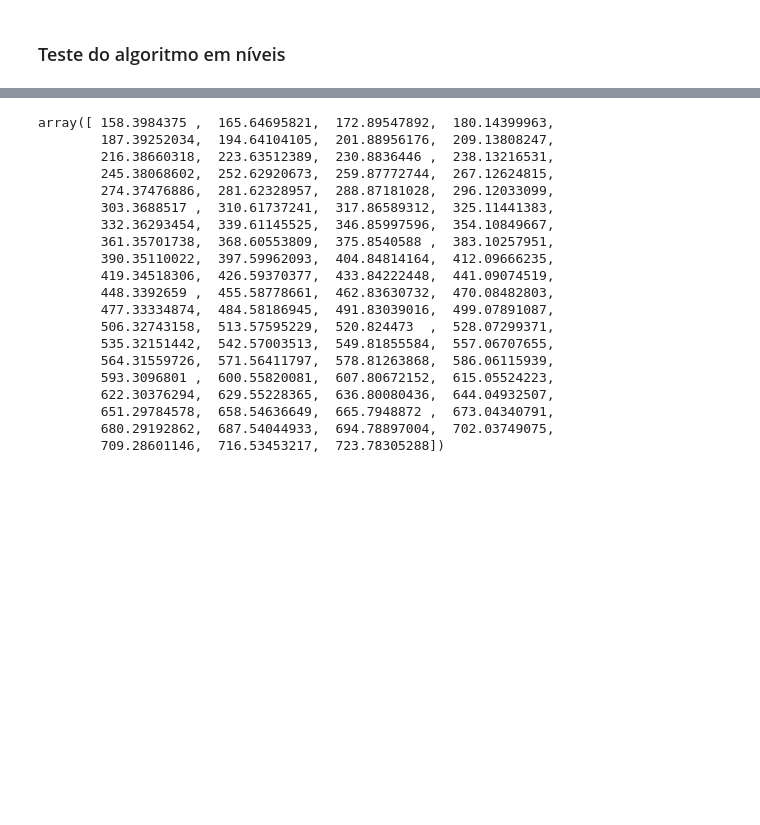
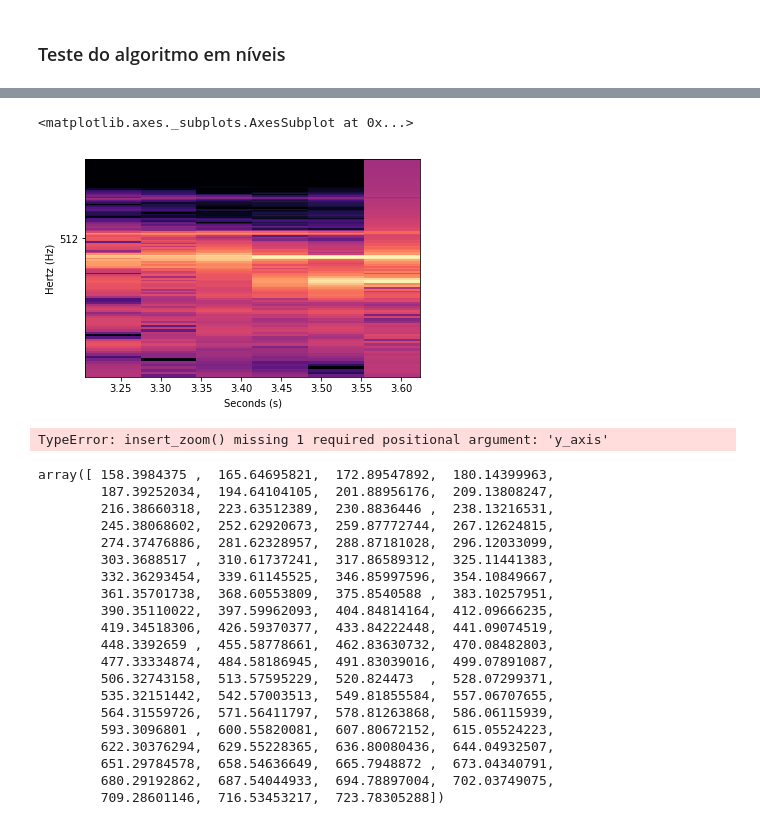
Before and after one commit to nicolasfigueiredo/integration, a Jupyter notebook: notebooks/loop_tests.ipynb, the cells around one changed output, grey strips where cells are left out. Saved outputs shown, nothing was run; the diff lists cells and outputs as text; code cells hidden in the pictures; blank space fills up the shorter version.

```diff
--- a/notebooks/loop_tests.ipynb
+++ b/notebooks/loop_tests.ipynb
@@ -93,0 +112,6 @@ ring mod + lpf
+# %%
+n_fft=2048
+kernel=[800,800]
+y, sr = librosa.load('../../midi-experiment/notebooks/testee.wav', sr=44100)
+spec = np.abs(librosa.stft(y, n_fft=n_fft))
+time_span = [0,len(y)/sr]
@@ -98,14 +147,15 @@ ring mod + lpf
 kernel = [400, 400]
 
 for subregion in refined_subregions[:1]:
-    spec        = subregion[0]
+    spec_zoom   = subregion[0]
+
+    # PROBLEMA: NÃO ESTAMOS CORTANDO O EIXO Y - "BORDAS" DE SEGURANÇA ESTÃO FAZENDO PARTE DA DETECÇÃO DE REGIOES INTERESSANTES
+
+    x_axis      = subregion[1]
     y_axis      = subregion[2]
     sr          = subregion[5]
     window_size = subregion[6]
     hop_size    = subregion[7]
 
-    indices, original_shape = detect_musical_regions.detect_musical_regions(model, spec, mode='threshold', pct_or_threshold=0.1, kernel=kernel, n_fft=window_size, hop_size=hop_size, sr=sr, y_axis=y_axis)
-#     x_size = original_shape[1]
-
-#     freq_ranges, time_ranges = detect_musical_regions.kernel_to_ranges(time_span, x_size)
-#     to_be_refined = detect_musical_regions.musical_regions_to_ranges(indices, original_shape, freq_ranges, time_ranges)
+    indices, original_shape = detect_musical_regions.detect_musical_regions(model, spec_zoom, mode='threshold', pct_or_threshold=0.1, kernel=kernel, n_fft=window_size, hop_size=hop_size, sr=sr, y_axis=y_axis)
+    to_be_further_refined = detect_musical_regions.musical_regions_to_ranges(indices, original_shape, x_axis, y_axis, kernel, sr=sr, hop_size=hop_size)
@@ -111,0 +183,16 @@ for subregion in refined_subregions[:1]:
+# %%
+display.specshow(librosa.amplitude_to_db(spec_zoom, ref=np.max), x_axis, y_axis, y_axis='log', x_axis='time')
+# %% [output]
+<matplotlib.axes._subplots.AxesSubplot at 0x...>
+[figure, added]
+# %%
+spec_img = PIL.Image.fromarray(spec).resize((spec.shape[1], 2049))
+
+for subregion in refined_subregions[:]:
+    t_r = subregion[3]
+    f_r = subregion[4]
+    spec_img = detect_musical_regions.insert_zoom(spec_img, subregion[0], t_r, f_r, spec.shape[1])
+
+multires_spec = np.asarray(spec_img)
+# %% [output]
+TypeError: insert_zoom() missing 1 required positional argument: 'y_axis'
```
Also changed, not shown: parts of 27 cells of this notebook, 3 other files.
